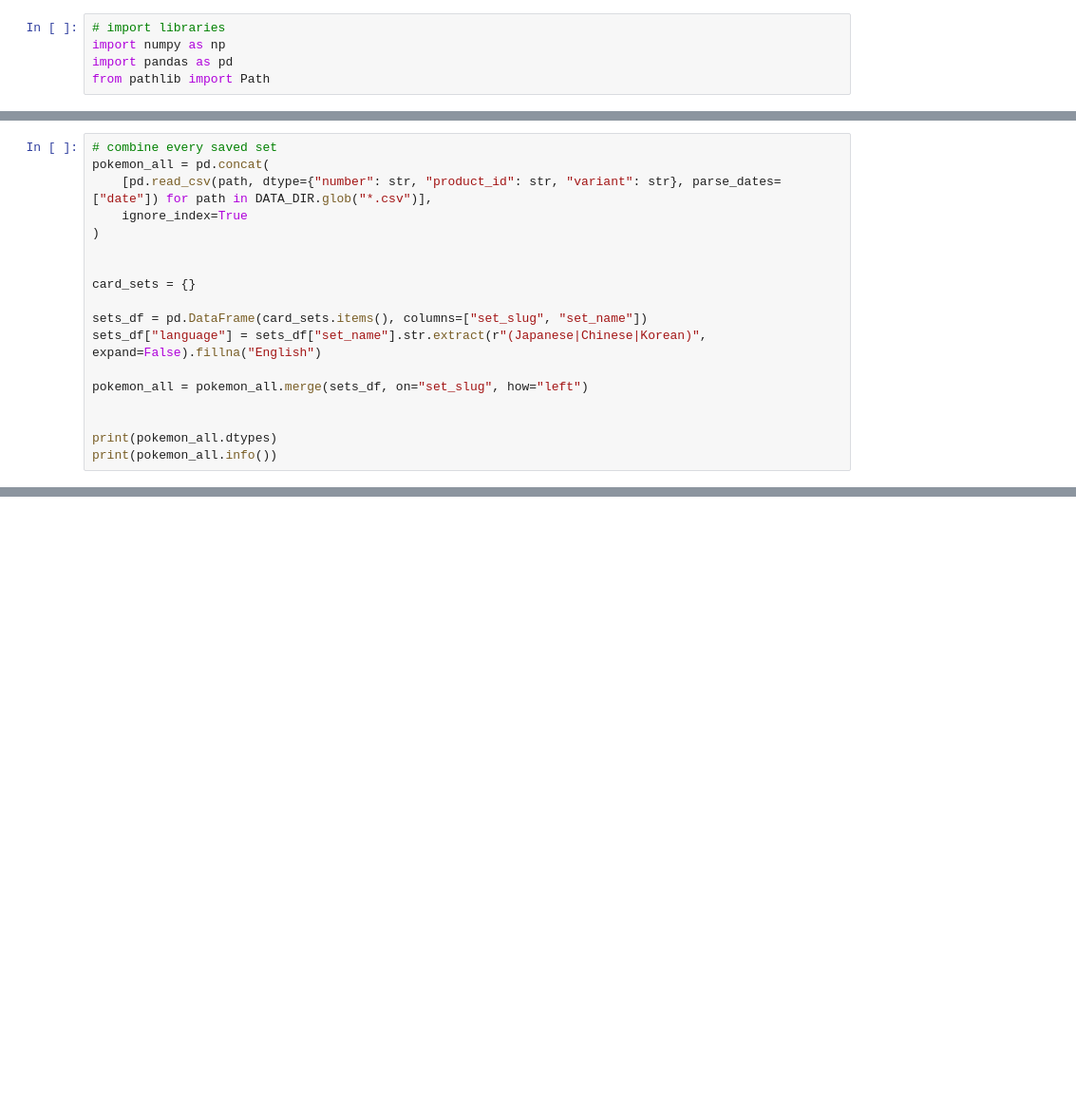
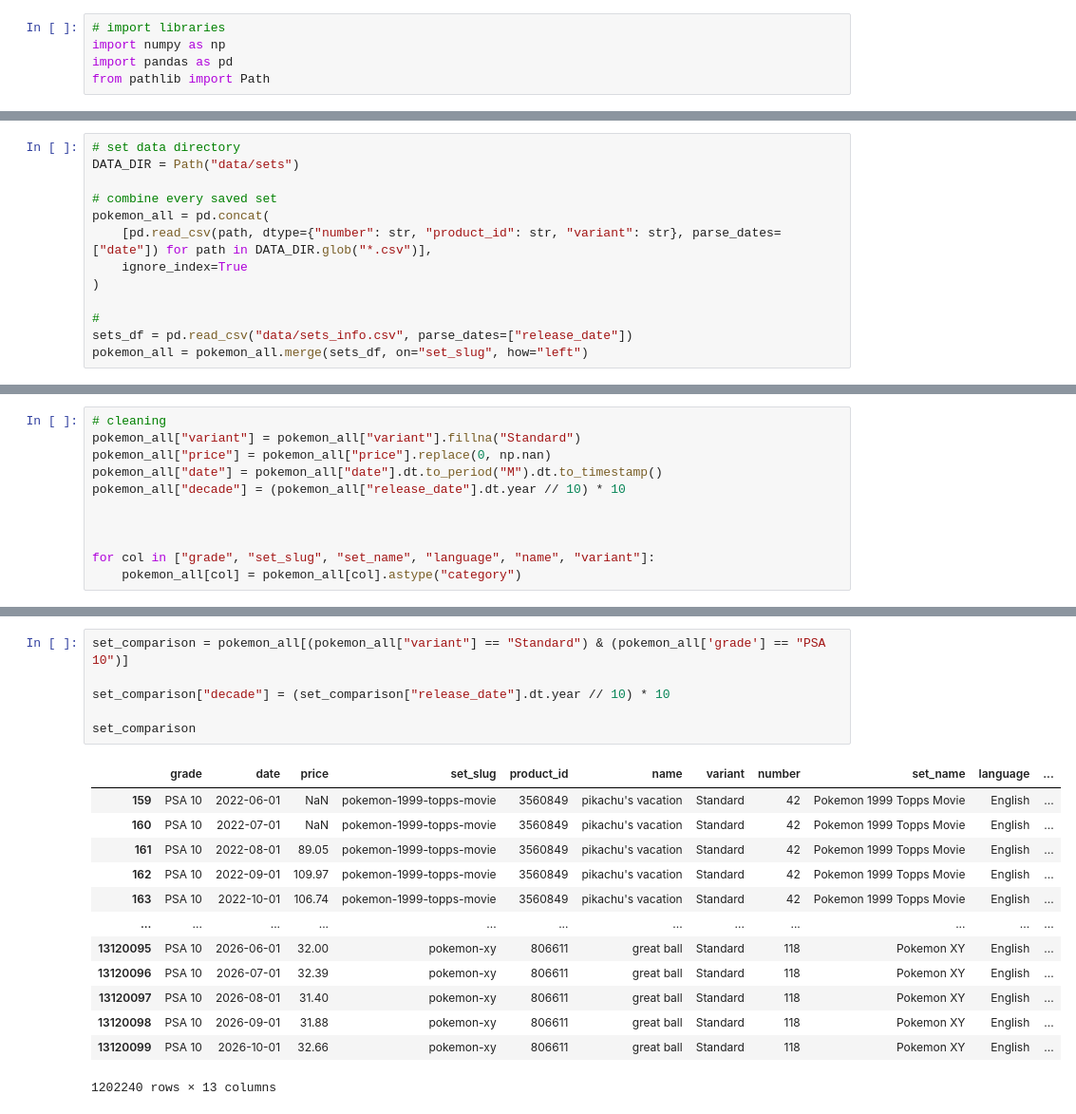
Before and after one commit to TurnerHaa/pokemon-cards, a Jupyter notebook: analysis.ipynb, the cells around one changed output, grey strips where cells are left out. Shown at 95% size. Cells and saved outputs as stored; diff of their text form; blank space fills up the shorter version.

Commit message:
Initial exploration of set prices

```diff
--- a/analysis.ipynb
+++ b/analysis.ipynb
@@ -8,18 +6,13 @@ DATA_DIR = Path("data/sets")
 # %%
+# set data directory
+DATA_DIR = Path("data/sets")
+
 # combine every saved set
 pokemon_all = pd.concat(
     [pd.read_csv(path, dtype={"number": str, "product_id": str, "variant": str}, parse_dates=["date"]) for path in DATA_DIR.glob("*.csv")],
     ignore_index=True
 )
 
-
-card_sets = {}
-
-sets_df = pd.DataFrame(card_sets.items(), columns=["set_slug", "set_name"])
-sets_df["language"] = sets_df["set_name"].str.extract(r"(Japanese|Chinese|Korean)", expand=False).fillna("English")
-
+#
+sets_df = pd.read_csv("data/sets_info.csv", parse_dates=["release_date"])
 pokemon_all = pokemon_all.merge(sets_df, on="set_slug", how="left")
-
-
-print(pokemon_all.dtypes)
-print(pokemon_all.info())
@@ -59,0 +19,11 @@ pokemon_all
+# %%
+# cleaning
+pokemon_all["variant"] = pokemon_all["variant"].fillna("Standard")
+pokemon_all["price"] = pokemon_all["price"].replace(0, np.nan)
+pokemon_all["date"] = pokemon_all["date"].dt.to_period("M").dt.to_timestamp()
+pokemon_all["decade"] = (pokemon_all["release_date"].dt.year // 10) * 10
+
+
+
+for col in ["grade", "set_slug", "set_name", "language", "name", "variant"]:
+    pokemon_all[col] = pokemon_all[col].astype("category")
@@ -59,0 +57,20 @@ pokemon_all
+# %%
+set_comparison = pokemon_all[(pokemon_all["variant"] == "Standard") & (pokemon_all['grade'] == "PSA 10")]
+
+set_comparison["decade"] = (set_comparison["release_date"].dt.year // 10) * 10
+
+set_comparison
+# %% [output]
+|  | grade | date | price | set_slug | product_id | name | variant | number | set_name | language | ... |
+| 159 | PSA 10 | 2022-06-01 | NaN | pokemon-1999-topps-movie | 3560849 | pikachu's vacation | Standard | 42 | Pokemon 1999 Topps Movie | English | ... |
+| 160 | PSA 10 | 2022-07-01 | NaN | pokemon-1999-topps-movie | 3560849 | pikachu's vacation | Standard | 42 | Pokemon 1999 Topps Movie | English | ... |
+| 161 | PSA 10 | 2022-08-01 | 89.05 | pokemon-1999-topps-movie | 3560849 | pikachu's vacation | Standard | 42 | Pokemon 1999 Topps Movie | English | ... |
+| 162 | PSA 10 | 2022-09-01 | 109.97 | pokemon-1999-topps-movie | 3560849 | pikachu's vacation | Standard | 42 | Pokemon 1999 Topps Movie | English | ... |
+| 163 | PSA 10 | 2022-10-01 | 106.74 | pokemon-1999-topps-movie | 3560849 | pikachu's vacation | Standard | 42 | Pokemon 1999 Topps Movie | English | ... |
+| ... | ... | ... | ... | ... | ... | ... | ... | ... | ... | ... | ... |
+| 13120095 | PSA 10 | 2026-06-01 | 32.00 | pokemon-xy | 806611 | great ball | Standard | 118 | Pokemon XY | English | ... |
+| 13120096 | PSA 10 | 2026-07-01 | 32.39 | pokemon-xy | 806611 | great ball | Standard | 118 | Pokemon XY | English | ... |
+| 13120097 | PSA 10 | 2026-08-01 | 31.40 | pokemon-xy | 806611 | great ball | Standard | 118 | Pokemon XY | English | ... |
+| 13120098 | PSA 10 | 2026-09-01 | 31.88 | pokemon-xy | 806611 | great ball | Standard | 118 | Pokemon XY | English | ... |
+| 13120099 | PSA 10 | 2026-10-01 | 32.66 | pokemon-xy | 806611 | great ball | Standard | 118 | Pokemon XY | English | ... |
+1202240 rows × 13 columns
```
Also changed, not shown: parts of 7 cells of this notebook, 1 other file.
